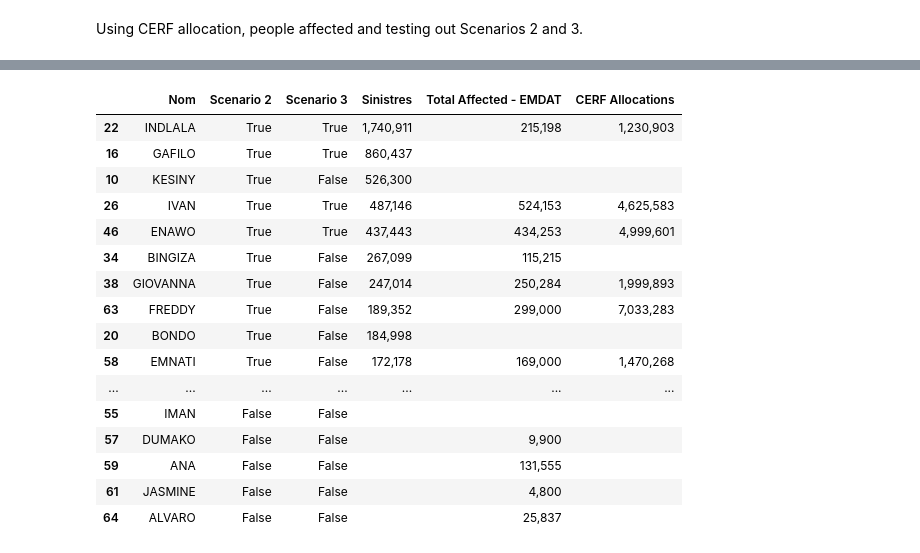
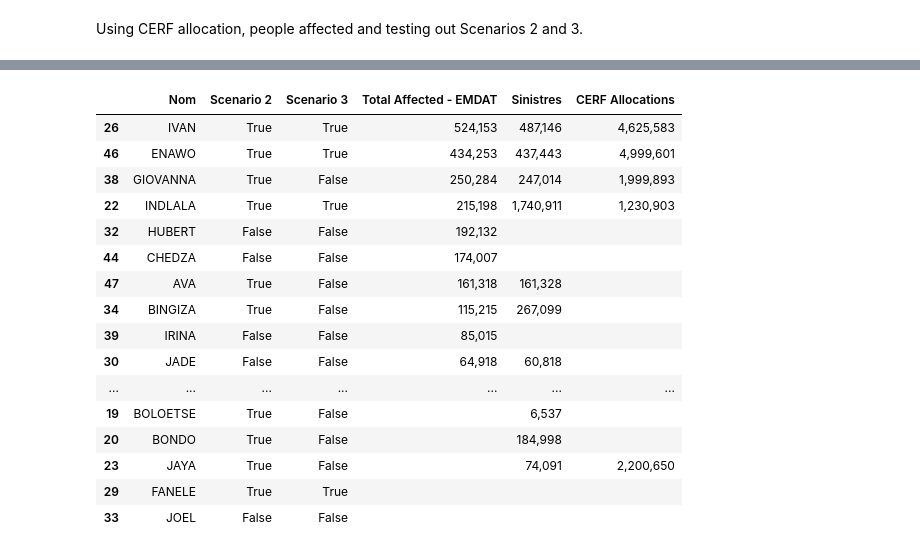
Before and after one commit to OCHA-DAP/ds-aa-mdg-storms, a Jupyter notebook: analysis/01.4_historical_testing_scenarios.ipynb, the cells around one changed output, grey strips where cells are left out. Drawn from its saved outputs; the diff is of its cells as text; code cells hidden in the pictures.

```diff
--- a/analysis/01.4_historical_testing_scenarios.ipynb
+++ b/analysis/01.4_historical_testing_scenarios.ipynb
@@ -67,6 +62,6 @@ gdf_points_sel = gpd.sjoin(
     gdf_points, gdf_adm0_buffer, how="inner", predicate="intersects"
 )
 gdf_points_sel_ = gdf_points_sel.sort_values("ISO_TIME")
-gdf_points_sel_1997 = gdf_points_sel_[gdf_points_sel_["year"] >= 1997]
+gdf_points_sel_2006 = gdf_points_sel_[gdf_points_sel_["year"] >= 2006]
 # %%
 ax = gdf_adm0.plot(color="lightblue", edgecolor="black", alpha=0.3)
@@ -78,2 +73,4 @@ Text(0.5, 1.0, 'IBTrACS with a 100km buffer around MDG')
 # %%
-gdf_points_sel_1997[gdf_points_sel_1997["REU_USA_WIND"] >= 48]["NAME"].unique()
+cyclones_since_2006 = gdf_points_sel_2006[
+    gdf_points_sel_2006["REU_WIND"] >= 48
+]["NAME"].unique()
@@ -88,11 +77,11 @@ array(['FABRIOLA', 'GRETELLE', 'ELINE:LEONE', 'GLORIA', 'HUDAH',
 # %%
 # which storms are met for Scenario 2 and 3
-scenario2_storms = gdf_points_sel_1997[
-    gdf_points_sel_1997["REU_USA_WIND"] >= 64
-]["NAME"].unique()
-scenario3_storms = gdf_points_sel_1997[
-    gdf_points_sel_1997["REU_USA_WIND"] >= 90
-]["NAME"].unique()
+scenario2_storms = gdf_points_sel_2006[gdf_points_sel_2006["REU_WIND"] >= 64][
+    "NAME"
+].unique()
+scenario3_storms = gdf_points_sel_2006[gdf_points_sel_2006["REU_WIND"] >= 90][
+    "NAME"
+].unique()
 # %%
 cerf_emdat_df.columns
 # %% [output]
@@ -100,3 +91,5 @@ Index(['Nom', 'Total Affected - EMDAT', 'Sinistres', 'CERF Allocations'], dtype=
+# %%
+cerf_emdat_df = cerf_emdat_df[cerf_emdat_df["Nom"].isin(cyclones_since_2006)]
 # %%
 cerf_emdat_df["Scenario 2"] = [
     storm in scenario2_storms for storm in cerf_emdat_df["Nom"]
@@ -110,15 +103,15 @@ df = cerf_emdat_df[
         "Nom",
         "Scenario 2",
         "Scenario 3",
+        "Total Affected - EMDAT",
         "Sinistres",
-        "Total Affected - EMDAT",
         "CERF Allocations",
     ]
 ]
 
 # Sort the DataFrame by 'Total Affected' in descending order
 # Round values in 'Total Affected' and 'CERF Allocations' columns
-df_sorted = df.sort_values(by="Sinistres", ascending=False)
+df_sorted = df.sort_values(by="Total Affected - EMDAT", ascending=False)
 
 
 # Define functions for highlighting and coloring bars
@@ -151,47 +144,47 @@ styled_df = (
         highlight_true,
         subset=[
             "Scenario 2",
             "Scenario 3",
         ],
     )
     .map(color_bar_affected, subset=["Total Affected - EMDAT"])
     .map(color_bar_sinistres, subset=["Sinistres"])
     .map(color_bar_cerf, subset=["CERF Allocations"])
     .format(
         {
             "Total Affected - EMDAT": lambda x: (
                 f"{int(x):,}" if pd.notna(x) else ""
             ),  # Format with commas, no decimals, NaN as blank
             "Sinistres": lambda x: (
                 f"{int(x):,}" if pd.notna(x) else ""
             ),  # Format with commas, no decimals, NaN as blank
             "CERF Allocations": lambda x: (
                 f"{int(x):,}" if pd.notna(x) else ""
             ),  # Format with commas, no decimals, NaN as blank
         }
     )
     .set_table_styles(
         {"": [{"selector": "table", "props": "background-color: white;"}]}
     )
 )
 
 # Display the styled DataFrame
 styled_df
 # %% [output]
-|  | Nom | Scenario 2 | Scenario 3 | Sinistres | Total Affected - EMDAT | CERF Allocations |
-| 22 | INDLALA | True | True | 1,740,911 | 215,198 | 1,230,903 |
-| 16 | GAFILO | True | True | 860,437 |  |  |
-| 10 | KESINY | True | False | 526,300 |  |  |
-| 26 | IVAN | True | True | 487,146 | 524,153 | 4,625,583 |
-| 46 | ENAWO | True | True | 437,443 | 434,253 | 4,999,601 |
-| 34 | BINGIZA | True | False | 267,099 | 115,215 |  |
-| 38 | GIOVANNA | True | False | 247,014 | 250,284 | 1,999,893 |
-| 63 | FREDDY | True | False | 189,352 | 299,000 | 7,033,283 |
-| 20 | BONDO | True | False | 184,998 |  |  |
-| 58 | EMNATI | True | False | 172,178 | 169,000 | 1,470,268 |
+|  | Nom | Scenario 2 | Scenario 3 | Total Affected - EMDAT | Sinistres | CERF Allocations |
+| 26 | IVAN | True | True | 524,153 | 487,146 | 4,625,583 |
+| 46 | ENAWO | True | True | 434,253 | 437,443 | 4,999,601 |
+| 38 | GIOVANNA | True | False | 250,284 | 247,014 | 1,999,893 |
+| 22 | INDLALA | True | True | 215,198 | 1,740,911 | 1,230,903 |
+| 32 | HUBERT | False | False | 192,132 |  |  |
+| 44 | CHEDZA | False | False | 174,007 |  |  |
+| 47 | AVA | True | False | 161,318 | 161,328 |  |
+| 34 | BINGIZA | True | False | 115,215 | 267,099 |  |
+| 39 | IRINA | False | False | 85,015 |  |  |
+| 30 | JADE | False | False | 64,918 | 60,818 |  |
 | ... | ... | ... | ... | ... | ... | ... |
-| 55 | IMAN | False | False |  |  |  |
-| 57 | DUMAKO | False | False |  | 9,900 |  |
-| 59 | ANA | False | False |  | 131,555 |  |
-| 61 | JASMINE | False | False |  | 4,800 |  |
-| 64 | ALVARO | False | False |  | 25,837 |  |
+| 19 | BOLOETSE | True | False |  | 6,537 |  |
+| 20 | BONDO | True | False |  | 184,998 |  |
+| 23 | JAYA | True | False |  | 74,091 | 2,200,650 |
+| 29 | FANELE | True | True |  |  |  |
+| 33 | JOEL | False | False |  |  |  |
```
Also changed, not shown: parts of 4 cells of this notebook.
